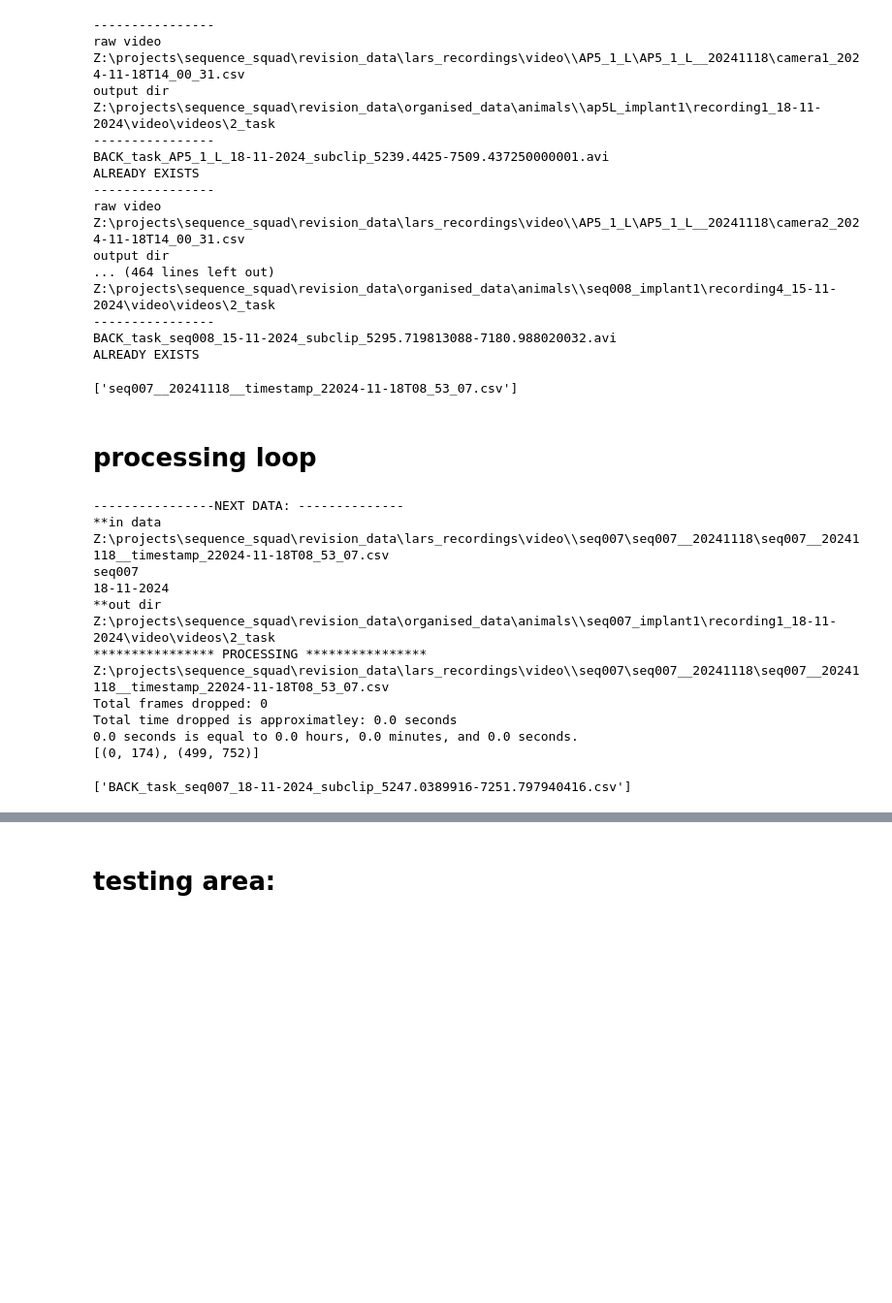
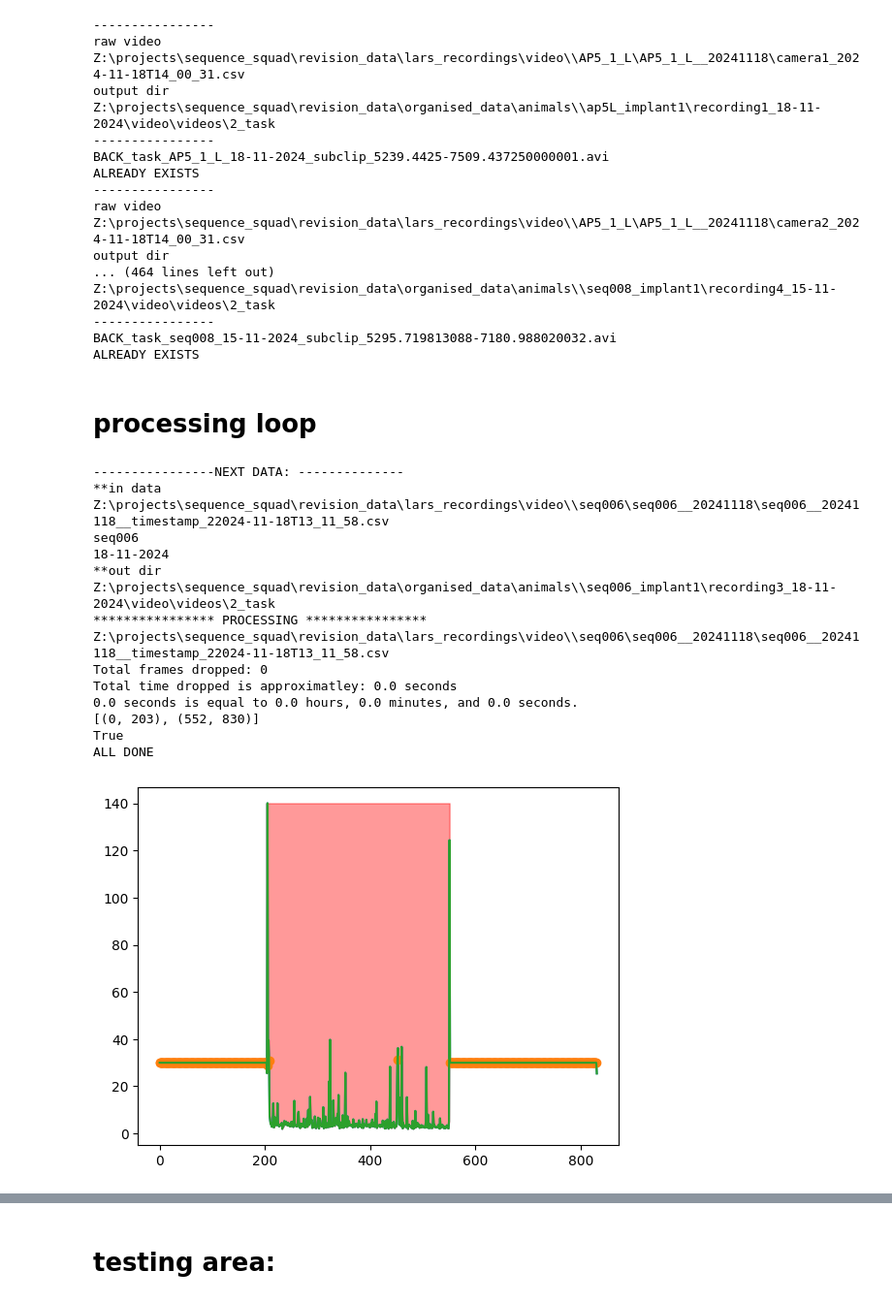
Before and after one commit to SainsburyWellcomeCentre/sequences_neuropixel_preprocess, a Jupyter notebook: 2_split_video_files.ipynb, the cells around one changed output, grey strips where cells are left out. Shown at 97% size. Drawn from its saved outputs; the diff is of its cells as text; code cells hidden in the pictures; blank space fills up the shorter version.

```diff
--- a/2_split_video_files.ipynb
+++ b/2_split_video_files.ipynb
@@ -318,7 +318,7 @@ for i in range(len(files_to_process)):
                 print(final_file)
                 print('ALREADY EXISTS')
                 ## added for testing!!!!!!!!!!!!!!!!!!!!!!!!!!!!!!!!!!!!!!!!!!!!!!!
-                if not i == 51:
+                if not i == 33:
                 ##################################################################
                     already_exists = True
         if already_exists == False:
@@ -343,7 +343,3 @@ Z:\projects\sequence_squad\revision_data\organised_data\animals\\seq008_implant1
 ----------------
 BACK_task_seq008_15-11-2024_subclip_5295.719813088-7180.988020032.avi
 ALREADY EXISTS
-# %%
-final_files_to_process
-# %% [output]
-['seq007__20241118__timestamp_22024-11-18T08_53_07.csv']
@@ -449,24 +451,21 @@ for run_index in range(len(final_files_to_process)):
                 if file.split('.csv')[0].split('_')[0] in cam_file:
                     cam_path = os.path.join(full_file,cam_file)
 
-    # analyze the video based on cicles detected in frames
-    start = trigger_onset_times[consecutive_chunks[0][-1]]
-    end = trigger_onset_times[consecutive_chunks[-1][0]]
-    circles_count = analyze_video_type(cam_path,start,end)
 
 
-    consecutive_threshold = 4
-    count_threshold = 5
-    consecutive_count = 0
-    BACK_CAM = False
+    # # NICER but for one animal slightly error prone WAY BASED ON COUNTING CIRCLES IN FRAMES
 
-    # temporary fix because for one animal the above auto thing doesnt work
-    if 'camera2' in file:
-        BACK_CAM = True
-    if 'timestamp_2' in file:
-        BACK_CAM = True
+    # analyze the video based on cicles detected in frames
+    # start = trigger_onset_times[consecutive_chunks[0][-1]]
+    # end = trigger_onset_times[consecutive_chunks[-1][0]]
+    # circles_count = analyze_video_type(cam_path,start,end)
 
-    # # NICER but for one animal slightly error prone WAY BASED ON COUNTING CIRCLES IN FRAMES
+
+    # consecutive_threshold = 4
+    # count_threshold = 5
+    # consecutive_count = 0
+    # BACK_CAM = False
+
     # for count in circles_count:
     #     if count > count_threshold:
     #         consecutive_count += 1
@@ -475,6 +474,13 @@ for run_index in range(len(final_files_to_process)):
     #             break
     #     else:
     #         consecutive_count = 0
+
+
+    # temporary fix because for one animal the above auto thing doesnt work
+    if 'camera2' in file:
+        BACK_CAM = True
+    if 'timestamp_2' in file:
+        BACK_CAM = True
 
     print(BACK_CAM)
 
@@ -508,7 +514,7 @@ for run_index in range(len(final_files_to_process)):
         e = consecutive_chunks[-1][-1]
         plt.fill_between(range(s, e), max(np.diff(trigger_onset_times)), np.diff(trigger_onset_times)[s:e], color='yellow', alpha=0.4)
 
-    # create dunp file for processing the videos with DLC
+    # create dump file for processing the videos with DLC
     DLC_dump_path_above = r"Z:\projects\sequence_squad\revision_data\emmett_revisions\DLC_video_dump\ABOVE\\"
     if not os.path.exists(DLC_dump_path_above):
         os.makedirs(DLC_dump_path_above)
@@ -537,39 +543,38 @@ for run_index in range(len(final_files_to_process)):
         print(start,end)
         ffmpeg_extract_subclip(cam_path, start, end, full_cam_save_path_pre + "\ABOVE_presleep_" + current_amimal + '_' +formatted_date + '_subclip_' + str(start) + '-' + str(end) + '.avi')
         # Copy the saved video to another location
         shutil.copy(full_cam_save_path_pre + "\ABOVE_presleep_" + current_amimal + '_' +formatted_date + '_subclip_' + str(start) + '-' + str(end) + '.avi', DLC_dump_path_above)
         # save out csv
         presleep_camera_dataframe.to_csv(full_cam_save_path_pre + "\ABOVE_presleep_" + current_amimal + '_' +formatted_date + '_subclip_' + str(start) + '-' + str(end) + '.csv')
 
 
         # save out postsleep
         start = trigger_onset_times[consecutive_chunks[-1][0]]
         end = trigger_onset_times[consecutive_chunks[-1][-1]]
         print(start,end)
         ffmpeg_extract_subclip(cam_path, start, end, full_cam_save_path_post + "\ABOVE_postleep_" + current_amimal + '_' +formatted_date + '_subclip_' + str(start) + '-' + str(end) + '.avi')
         # Copy the saved video to another location
         shutil.copy(full_cam_save_path_post + "\ABOVE_postleep_" + current_amimal + '_' +formatted_date + '_subclip_' + str(start) + '-' + str(end) + '.avi', DLC_dump_path_above)
         # save out csv
         postsleep_camera_dataframe.to_csv(full_cam_save_path_post + "\ABOVE_postleep_" + current_amimal + '_' +formatted_date + '_subclip_' + str(start) + '-' + str(end) + '.csv')
 
     print('done')
 
 print('ALL DONE')
 # %% [output]
 ----------------NEXT DATA: --------------
 **in data
-Z:\projects\sequence_squad\revision_data\lars_recordings\video\\seq007\seq007__20241118\seq007__20241118__timestamp_22024-11-18T08_53_07.csv
-seq007
+Z:\projects\sequence_squad\revision_data\lars_recordings\video\\seq006\seq006__20241118\seq006__20241118__timestamp_22024-11-18T13_11_58.csv
+seq006
 18-11-2024
 **out dir
-Z:\projects\sequence_squad\revision_data\organised_data\animals\\seq007_implant1\recording1_18-11-2024\video\videos\2_task
+Z:\projects\sequence_squad\revision_data\organised_data\animals\\seq006_implant1\recording3_18-11-2024\video\videos\2_task
 **************** PROCESSING ****************
-Z:\projects\sequence_squad\revision_data\lars_recordings\video\\seq007\seq007__20241118\seq007__20241118__timestamp_22024-11-18T08_53_07.csv
+Z:\projects\sequence_squad\revision_data\lars_recordings\video\\seq006\seq006__20241118\seq006__20241118__timestamp_22024-11-18T13_11_58.csv
 Total frames dropped: 0
 Total time dropped is approximatley: 0.0 seconds
 0.0 seconds is equal to 0.0 hours, 0.0 minutes, and 0.0 seconds.
-[(0, 174), (499, 752)]
+[(0, 203), (552, 830)]
+True
+ALL DONE
+[figure, added]
-# %%
-final_files_to_process
-# %% [output]
-['BACK_task_seq007_18-11-2024_subclip_5247.0389916-7251.797940416.csv']
```
Also changed, not shown: parts of 14 cells of this notebook, 2 other files.
